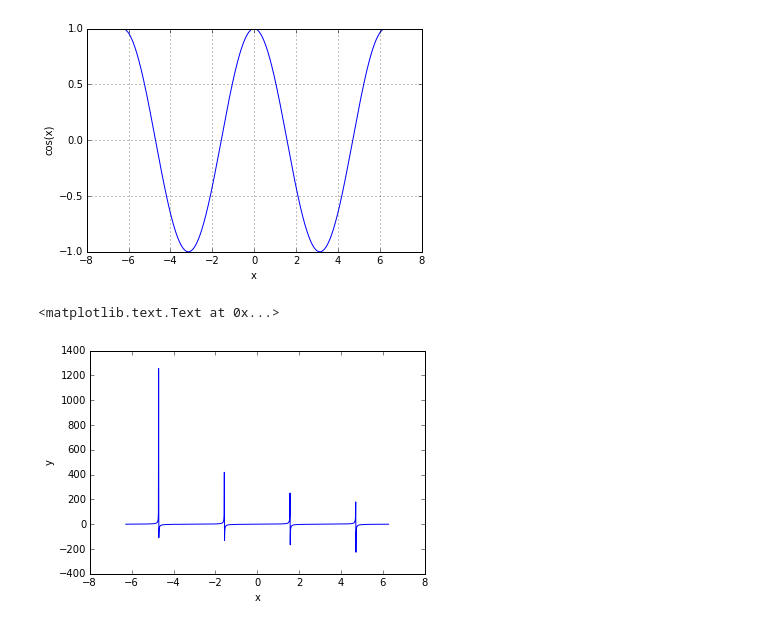
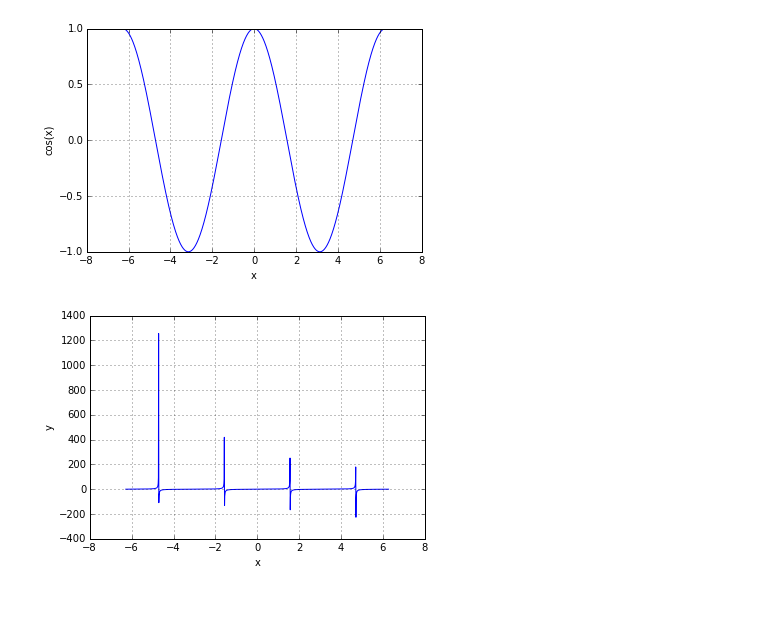
Before and after one commit to GitUGR/project, a Jupyter notebook: trig.ipynb, the cells around one changed output. Cells and saved outputs as stored; diff of their text form; code cells hidden in the pictures.

```diff
--- a/trig.ipynb
+++ b/trig.ipynb
@@ -23,8 +23,8 @@ plt.grid()
 # %%
 y = np.tan(x)
 plt.plot(x, y)
 plt.xlabel('x')
 plt.ylabel('y')
+plt.grid()
 # %% [output]
-<matplotlib.text.Text at 0x...>
-[figure, old version]
+[figure, new version]
```
Also changed, not shown: parts of 1 cell of this notebook.
